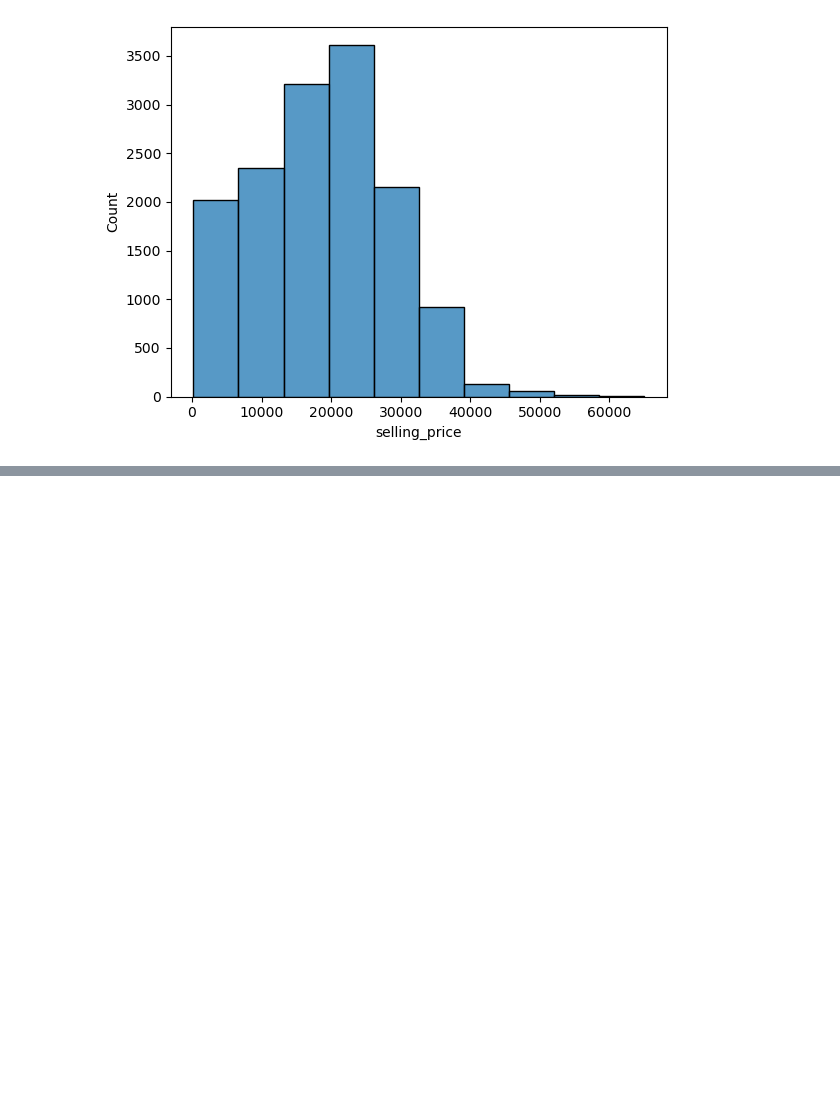
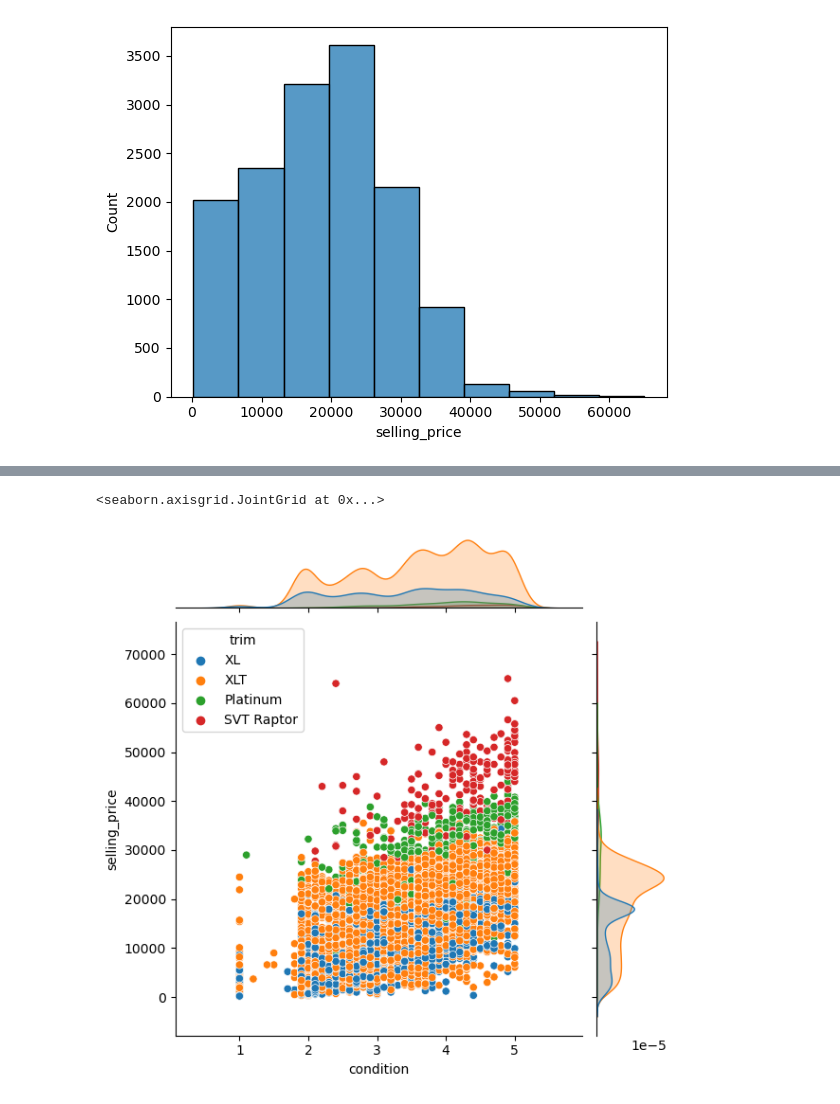
Before and after one commit to MeetPatel89/car_sales_analysis, a Jupyter notebook: notebook.ipynb, the cells around one changed output, grey strips where cells are left out. Saved outputs shown, nothing was run; the diff lists cells and outputs as text; code cells hidden in the pictures; blank space fills up the shorter version.

Commit message:
create jointplot for trim in ['XLT', 'XL', 'Platinum', 'SVT Raptor'] and differentiate different trims using hue argument

```diff
--- a/notebook.ipynb
+++ b/notebook.ipynb
@@ -340,0 +331,3 @@ sns.despine()
+# %%
+f150s_reduced = f150s.query("trim in ['XLT', 'XL', 'Platinum', 'SVT Raptor']")
+f150s_reduced.head()
@@ -340,0 +342,11 @@ sns.despine()
+# %%
+sns.jointplot(
+    x="condition",
+    y="selling_price",
+    data=f150s_reduced,
+    kind="scatter",
+    hue="trim",
+)
+# %% [output]
+<seaborn.axisgrid.JointGrid at 0x...>
+[figure, added]
```
Also changed, not shown: parts of 10 cells of this notebook, 1 other file.
